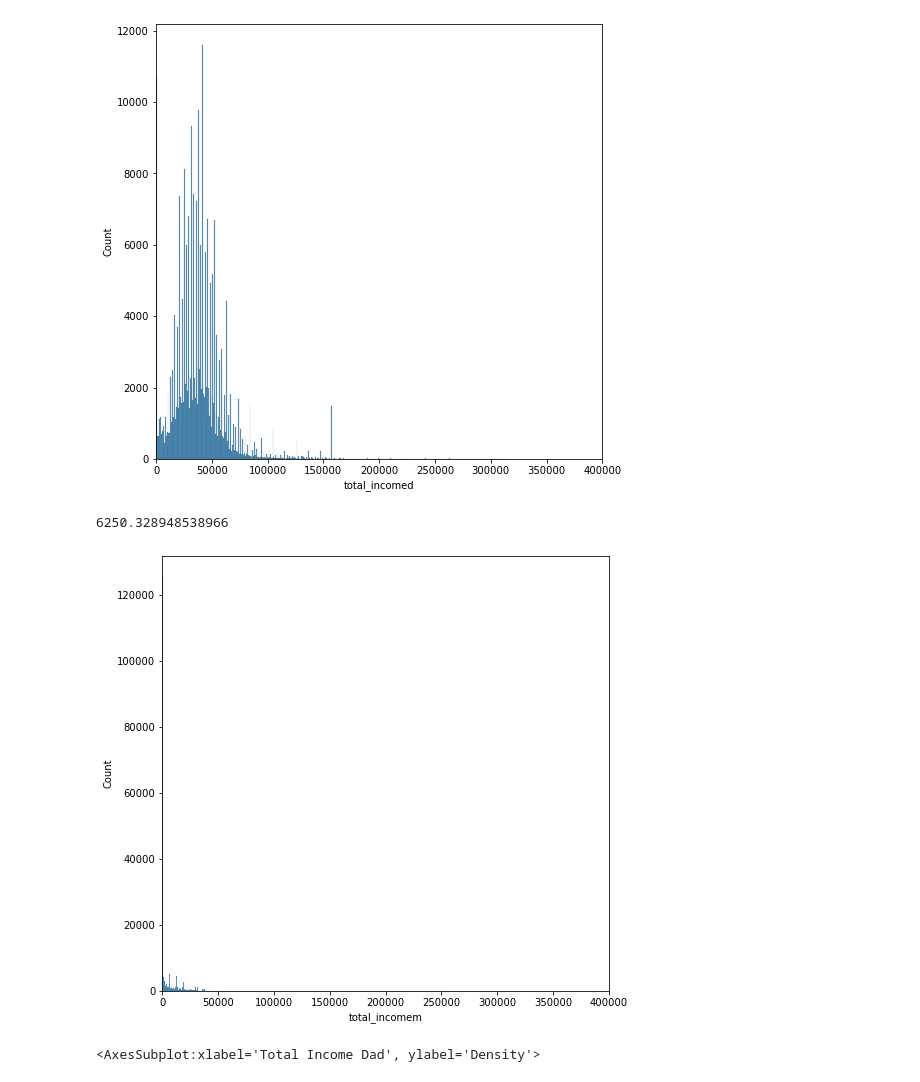
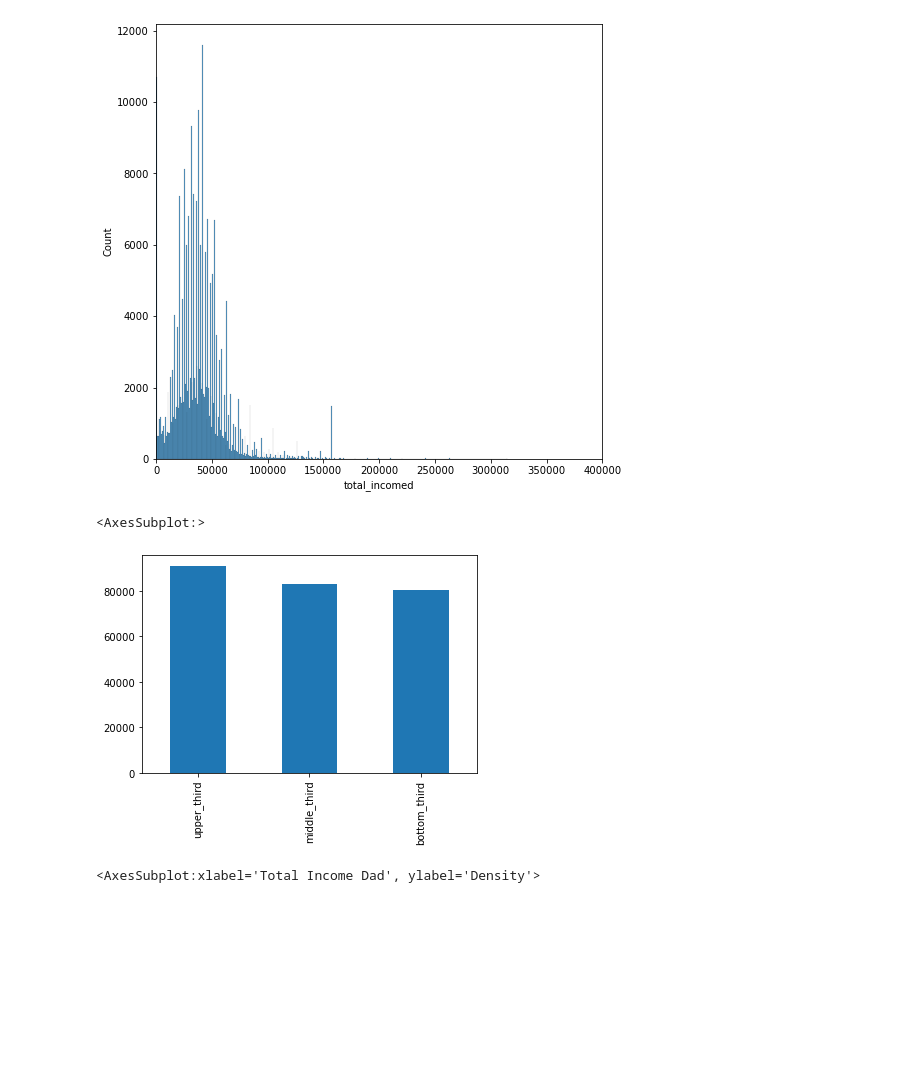
Before and after one commit to carolinalvarez/angrist-and-evans-1998-python, a Jupyter notebook: Angrist_and_Evans_1998.ipynb, the cells around one changed output. Cells and saved outputs as stored; diff of their text form; code cells hidden in the pictures; blank space fills up the shorter version.

Commit message:
splitted earnings distribution

```diff
--- a/Angrist_and_Evans_1998.ipynb
+++ b/Angrist_and_Evans_1998.ipynb
@@ -428,6 +443,14 @@ data_2["illegit"]= np.NaN
 data_2.loc[data_2["dom_q"] - data_2["do1b_q"] > 0, "illegit"] = 1
 data_2.loc[data_2["dom_q"] - data_2["do1b_q"] <= 0, "illegit"] = 0
 
+#Creating variable for husbands
+# Creating variable for husbands income distribution
+bin_labels=['bottom_third', 'middle_third', 'upper_third']
+data_2['husband_distribution']=pd.qcut(data_2['total_incomed'], q=3, labels=bin_labels)
+
+#df = data_2[['total_incomed', 'husband_distribution']]
+#data_2["husband_distribution"].value_counts()
+#df.head()
 #creating the sample for married couples
 
 msample=data_2[(data_2['TIMESMAR']==1) & (data_2['MARITAL']==0) & (data_2['illegit']==0) & (data_2['agefstd']>=15) &
@@ -484,12 +507,11 @@ msample["total_incomed"].mean()
 # %% [output]
 38918.90166170163
 [figure]
-# %%
-plot_distribution(msample, "total_incomem")
-msample["total_incomem"].mean()
-# %% [output]
-6250.328948538966
-[figure, removed]
+# %%
+msample['husband_distribution'].value_counts().plot(kind='bar')
+# %% [output]
+<AxesSubplot:>
+[figure, added]
 # %%
 income_dad_density=plt.figure(figsize=(8,8))
 income_dad_density=plt.xlim(0,400000)
```
Also changed, not shown: parts of 2 cells of this notebook.
